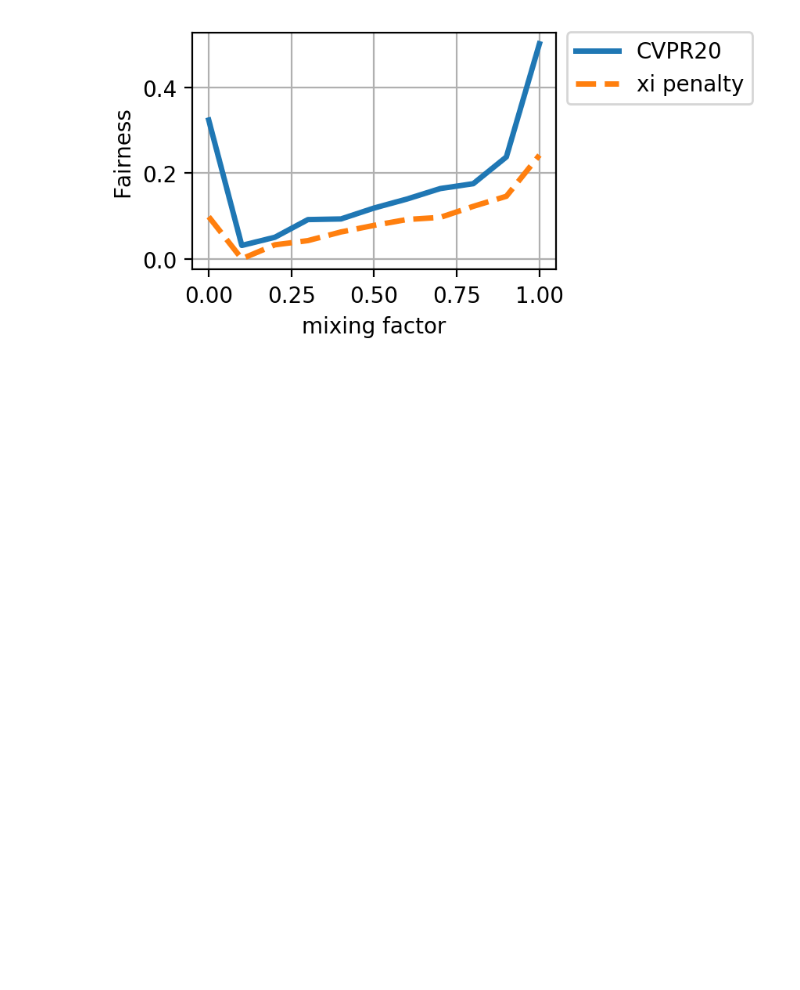
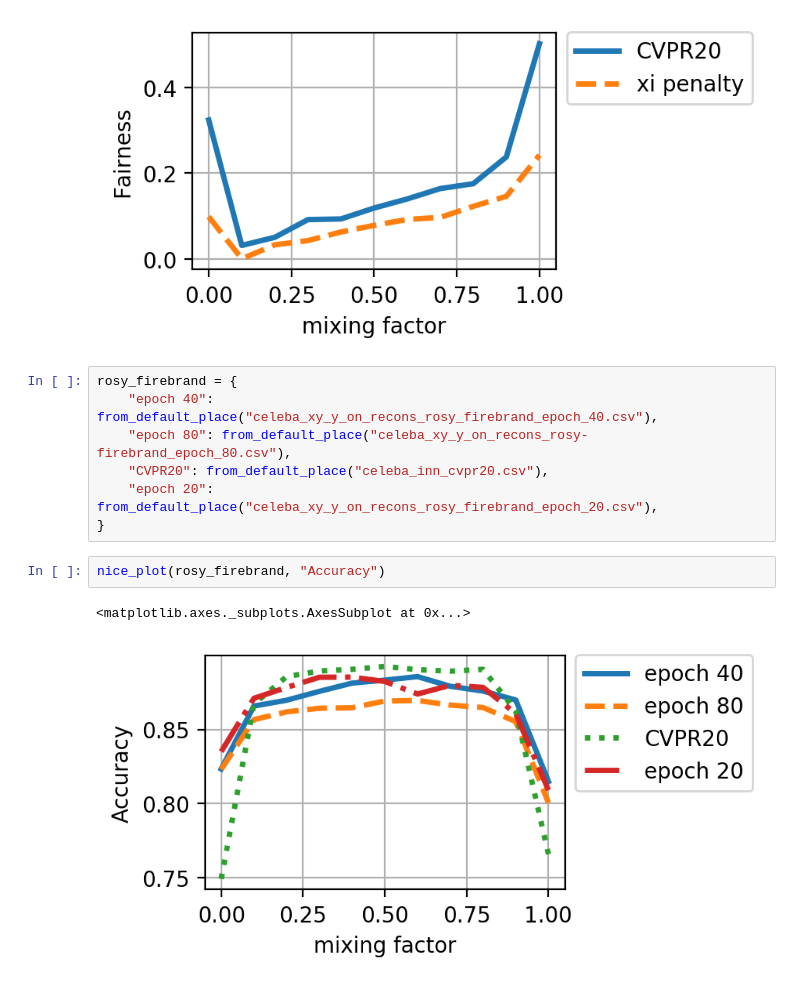
Before and after one commit to wearepal/nifr, a Jupyter notebook: notebooks/plots_celeba.ipynb, the cells around one changed output. Saved outputs shown, nothing was run; the diff lists cells and outputs as text; blank space fills up the shorter version.

```diff
--- a/notebooks/plots_celeba.ipynb
+++ b/notebooks/plots_celeba.ipynb
@@ -15,3 +15,15 @@ nice_plot(results, ("prob_pos_sex_Male_0.0-sex_Male_1.0", "Fairness"))
 # %% [output]
 <matplotlib.axes._subplots.AxesSubplot at 0x...>
 [figure]
+# %%
+rosy_firebrand = {
+    "epoch 40": from_default_place("celeba_xy_y_on_recons_rosy_firebrand_epoch_40.csv"),
+    "epoch 80": from_default_place("celeba_xy_y_on_recons_rosy-firebrand_epoch_80.csv"),
+    "CVPR20": from_default_place("celeba_inn_cvpr20.csv"),
+    "epoch 20": from_default_place("celeba_xy_y_on_recons_rosy_firebrand_epoch_20.csv"),
+}
+# %%
+nice_plot(rosy_firebrand, "Accuracy")
+# %% [output]
+<matplotlib.axes._subplots.AxesSubplot at 0x...>
+[figure, added]
```
Also changed, not shown: parts of 1 cell of this notebook, 1 other file.
